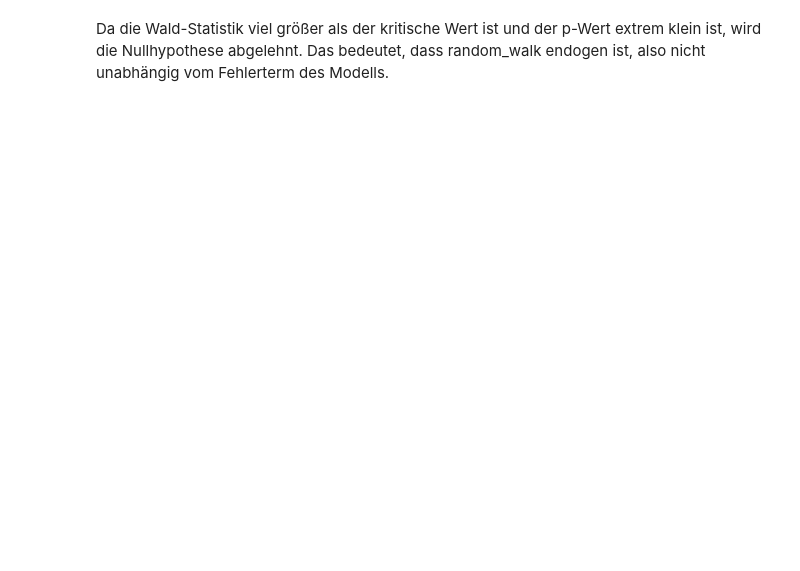
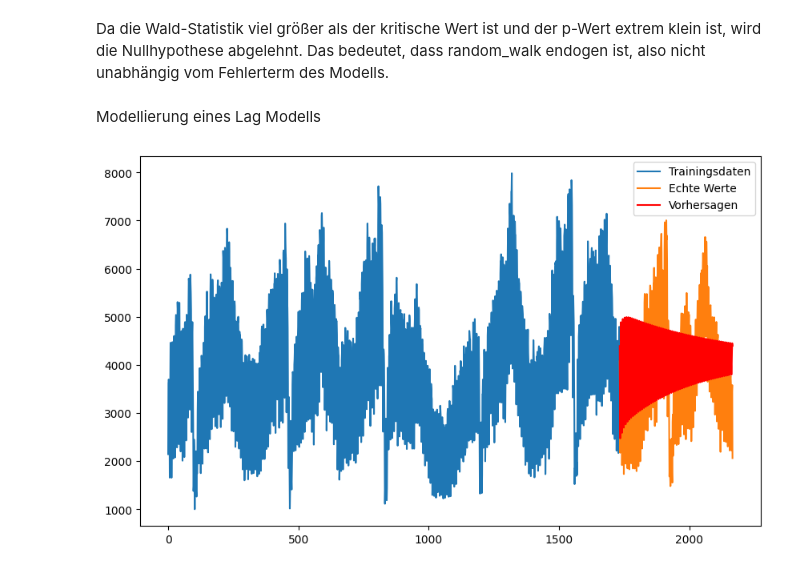
Before and after one commit to BrockherdeT/econometrics, a Jupyter notebook: shared_A4.ipynb, the cells around one changed output. Saved outputs shown, nothing was run; the diff lists cells and outputs as text; code cells hidden in the pictures; blank space fills up the shorter version.

```diff
--- a/shared_A4.ipynb
+++ b/shared_A4.ipynb
@@ -699,2 +696,31 @@ Reject null hypothesis: x is endogenous.
 # %% [markdown]
 Da die Wald-Statistik viel größer als der kritische Wert ist und der p-Wert extrem klein ist, wird die Nullhypothese abgelehnt. Das bedeutet, dass random_walk endogen ist, also nicht unabhängig vom Fehlerterm des Modells.
+# %% [markdown]
+Modellierung eines Lag Modells
+# %%
+dataframe.head()
+
+df = dataframe[['Page.Loads']]
+
+train = df[:int(0.8*(len(df)))]
+test = df[int(0.8*(len(df))):]
+# %%
+from statsmodels.tsa.ar_model import AutoReg
+
+# Autoregressives Modell erstellen und trainieren
+lag = 15  # Anzahl der Lags
+model = AutoReg(train['Page.Loads'], lags=lag)
+model_fitted = model.fit()
+
+# Vorhersagen auf dem Testdatensatz
+predictions = model_fitted.predict(start=len(train), end=len(train)+len(test)-1, dynamic=False)
+
+# Visualisierung der Ergebnisse
+plt.figure(figsize=(10, 6))
+plt.plot(train['Page.Loads'], label='Trainingsdaten')
+plt.plot(test['Page.Loads'].index, test['Page.Loads'], label='Echte Werte')
+plt.plot(test['Page.Loads'].index, predictions, label='Vorhersagen', color='red')
+plt.legend()
+plt.show()
+# %% [output]
+[figure, added]
```
Also changed, not shown: parts of 7 cells of this notebook.
